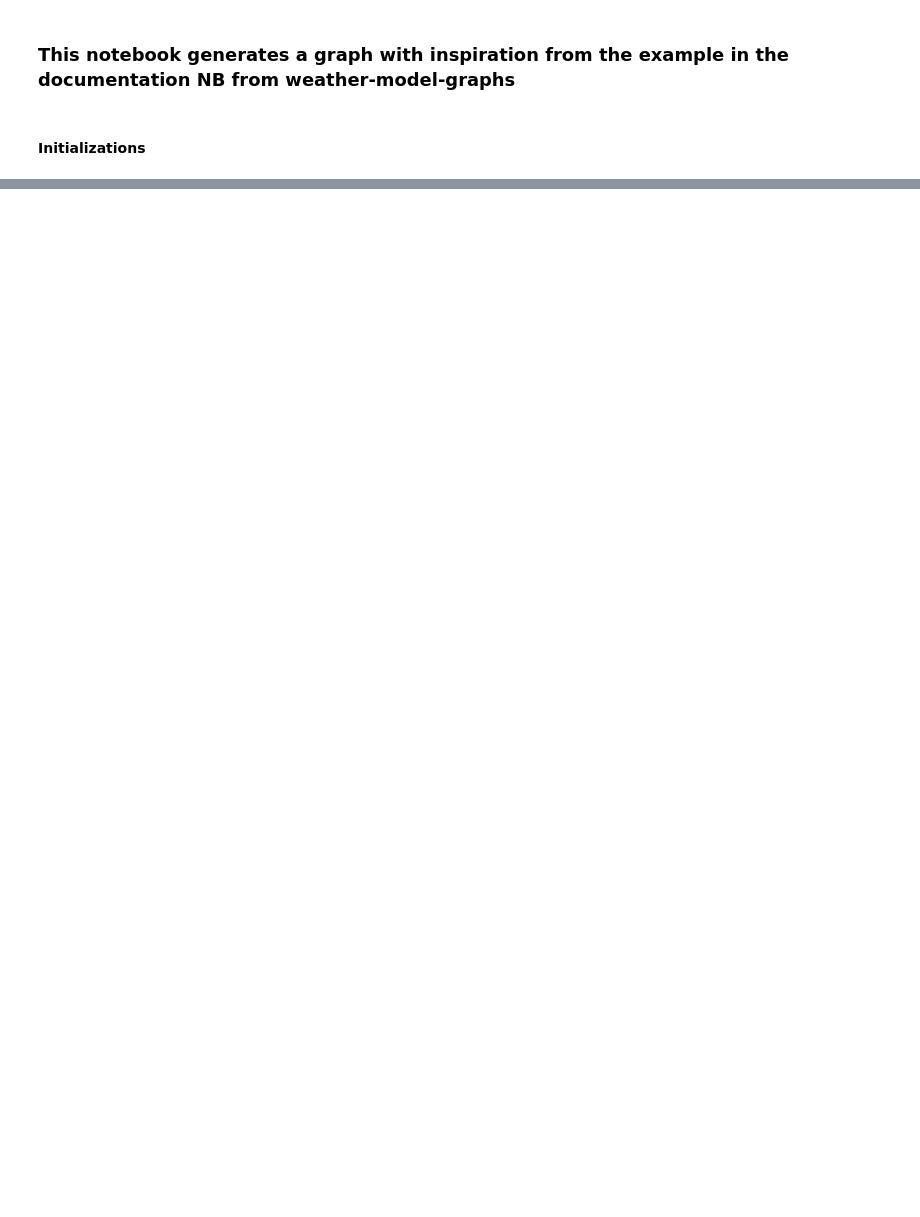
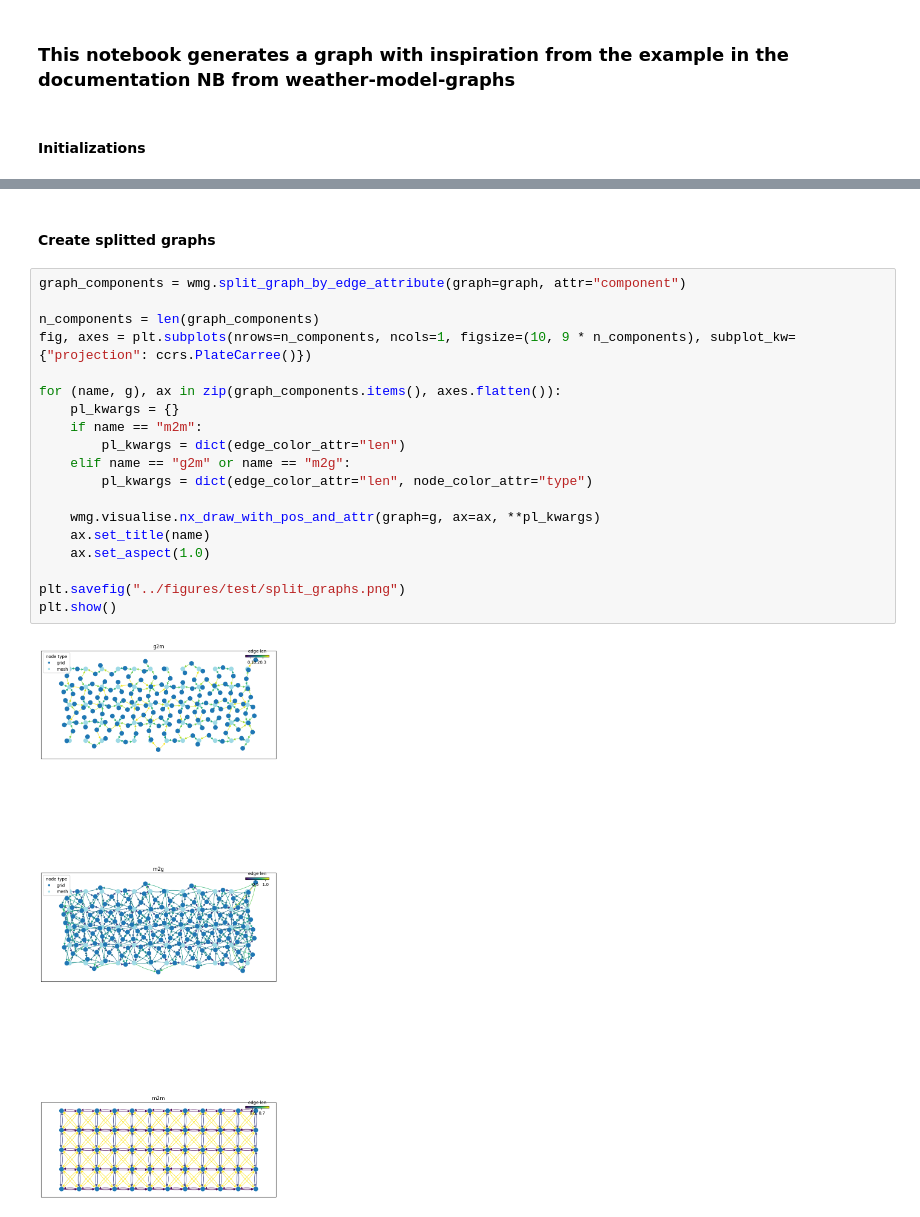
Before and after one commit to Marianadesamadsen/code_masters, a Jupyter notebook: notebooks/NB_graphconstruction_25_02_26.ipynb, the cells around one changed output, grey strips where cells are left out. Drawn from its saved outputs; the diff is of its cells as text; blank space fills up the shorter version.

```diff
--- a/notebooks/NB_graphconstruction_25_02_26.ipynb
+++ b/notebooks/NB_graphconstruction_25_02_26.ipynb
@@ -16,0 +81,23 @@ ModuleNotFoundError: No module named 'src'
+# %% [markdown]
+#### Create splitted graphs
+# %%
+graph_components = wmg.split_graph_by_edge_attribute(graph=graph, attr="component")
+
+n_components = len(graph_components)
+fig, axes = plt.subplots(nrows=n_components, ncols=1, figsize=(10, 9 * n_components), subplot_kw={"projection": ccrs.PlateCarree()})
+
+for (name, g), ax in zip(graph_components.items(), axes.flatten()):
+    pl_kwargs = {}
+    if name == "m2m":
+        pl_kwargs = dict(edge_color_attr="len")
+    elif name == "g2m" or name == "m2g":
+        pl_kwargs = dict(edge_color_attr="len", node_color_attr="type")
+
+    wmg.visualise.nx_draw_with_pos_and_attr(graph=g, ax=ax, **pl_kwargs)
+    ax.set_title(name)
+    ax.set_aspect(1.0)
+
+plt.savefig("../figures/test/split_graphs.png")
+plt.show()
+# %% [output]
+[figure, added]
```
Also changed, not shown: parts of 12 cells of this notebook, 22 other files.
